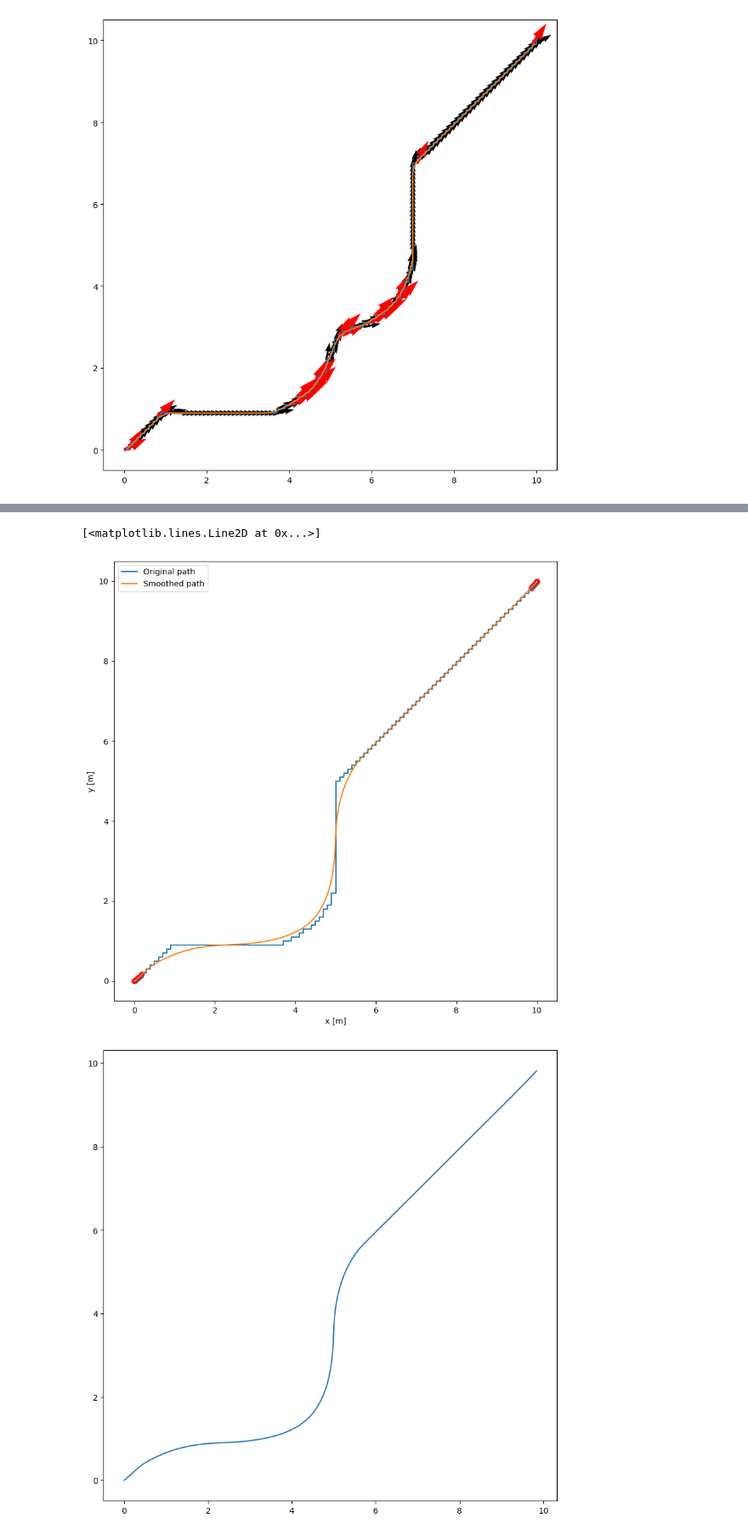
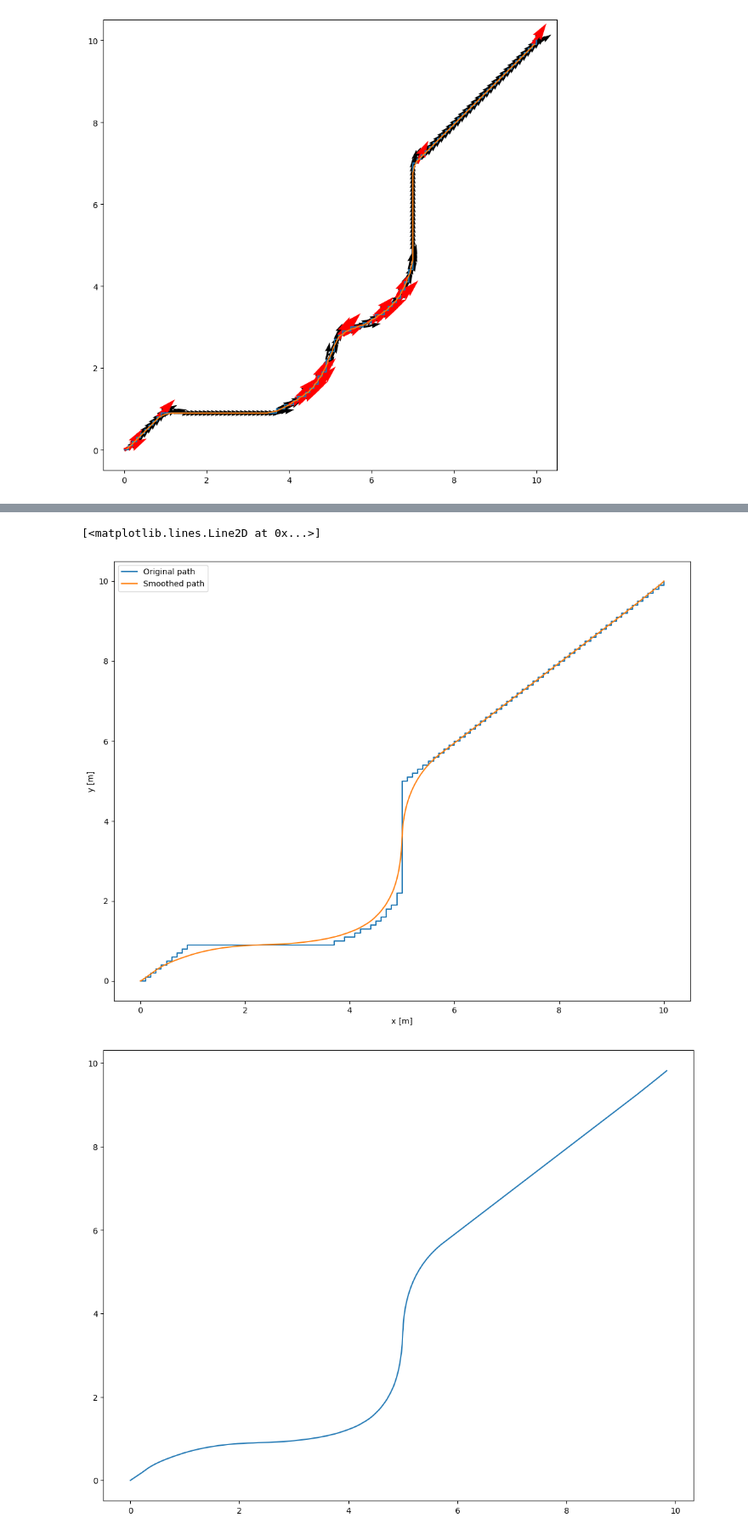
Before and after one commit to AntoSave/mujoco_mpc, a Jupyter notebook: tuning/test.ipynb, the cells around one changed output, grey strips where cells are left out. Shown at 85% size. Drawn from its saved outputs; the diff is of its cells as text; code cells hidden in the pictures.

Commit message:
[ADD] new plots in test notebook

```diff
--- a/tuning/test.ipynb
+++ b/tuning/test.ipynb
@@ -460,35 +475,35 @@ def MA_filter(path, p = 3, q = 3):
     extended_path = np.concatenate([path[0]*np.ones((p,2)), path, path[-1]*np.ones((q,2))], axis=0)
     smoothed_path = np.zeros_like(extended_path)
     for i in range(extended_path.shape[0]):
         smoothed_path[i] = np.mean(extended_path[max(0, i-p):min(i+q, extended_path.shape[0])], axis=0)
     return smoothed_path
 
 start = np.array([0.0, 0.0])
 goal=np.array([10.0, 10.0])
 cost_function = lambda x: cost(x, goal=goal)
 path_arr = get_path(start, goal, cost_function)
 smoothed_path = MA_filter(path_arr, p=15, q=15)
 
-plt.figure(figsize=(10,10))
+plt.figure(figsize=(13,10))
 plt.plot(path_arr[:,0], path_arr[:,1])
 plt.plot(smoothed_path[:,0], smoothed_path[:,1])
 plt.xlabel('x [m]')
 plt.ylabel('y [m]')
 plt.legend(['Original path', 'Smoothed path'])
 
 #find points that are too close to each other
 path_diff = np.diff(smoothed_path, axis=0)
 distances = np.linalg.norm(path_diff, axis=1)
 critical_points = np.argwhere(distances < 0.03) + 1
 print(f"Critical points: {critical_points[0].shape}")
 print(f"Total points: {len(smoothed_path)}")
-plt.scatter(smoothed_path[critical_points,0], smoothed_path[critical_points,1], color='r')
+#plt.scatter(smoothed_path[critical_points,0], smoothed_path[critical_points,1], color='r')
 smoothed_path = np.delete(smoothed_path, critical_points, axis=0)
-plt.figure(figsize=(10,10))
+plt.figure(figsize=(13,10))
 plt.plot(smoothed_path[:,0], smoothed_path[:,1])
 # %% [output]
 Critical points: (1,)
 Total points: 231
 [<matplotlib.lines.Line2D at 0x...>]
-[figure, old version]
+[figure, new version]
-[figure, old version]
+[figure, new version]
```
Also changed, not shown: parts of 10 cells of this notebook.
